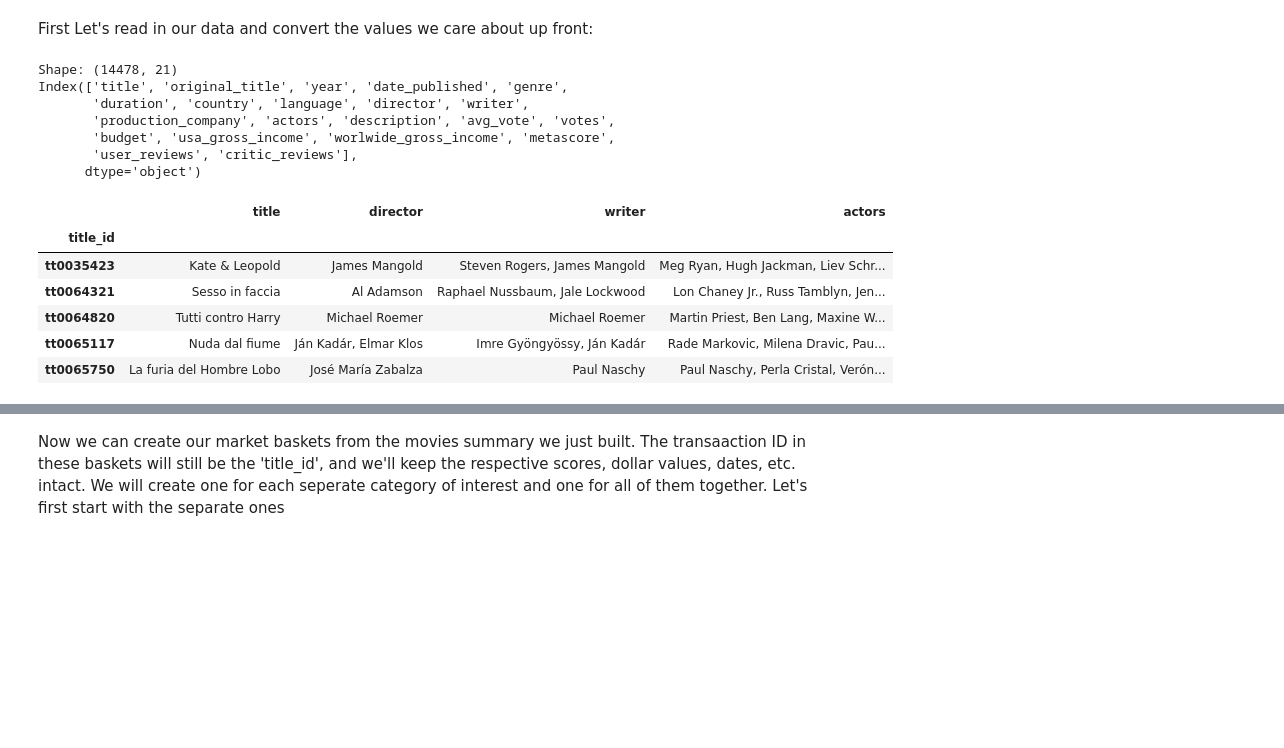
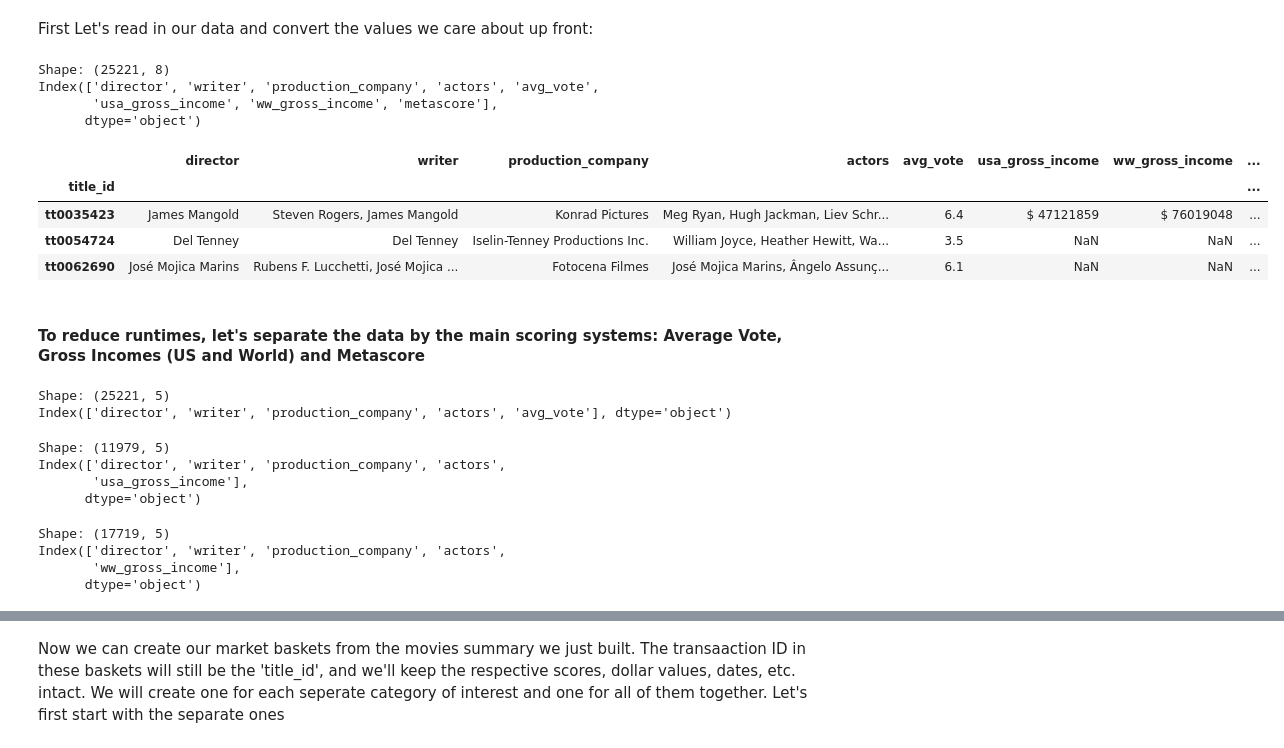
Before and after one commit to Joe-W-Conroy/Averagers-Ensemble-, a Jupyter notebook: Joe's Work/ScrapWork.ipynb, the cells around one changed output, grey strips where cells are left out. Cells and saved outputs as stored; diff of their text form; code cells hidden in the pictures; blank space fills up the shorter version.

```diff
--- a/Joe's Work/ScrapWork.ipynb
+++ b/Joe's Work/ScrapWork.ipynb
@@ -27,49 +29,76 @@ movies_df = pd.read_csv('IMDb movies.csv')
 
 # Rename Columns and convert data types where appropriate
 movies_df = movies_df.astype(
     {
      'duration' : 'float',
      'avg_vote' : 'float',
      'votes' : 'float',
 #      'budget' : 'float', # Need this to replace '$ \d+' with float(\d+)
 #      'usa_gross_income' : 'float', # Need this to replace '$ \d+' with float(\d+)
 #      'worlwide_gross_income' : 'float', # Need this to replace '$ \d+' with float(\d+)
      'metascore' : 'float',
      'reviews_from_users' : 'float',
-     'reviews_from_critics' : 'float',
+     'reviews_from_critics' : 'float'
     }).rename(columns=
     {'imdb_title_id' : 'title_id',
      'reviews_from_users' : 'user_reviews',
-     'reviews_from_critics' : 'critic_reviews'
+     'reviews_from_critics' : 'critic_reviews',
+     'worlwide_gross_income' : 'ww_gross_income'
     })
 
 movies_df = movies_df.set_index(movies_df['title_id']).rename(columns={'title_id' : 'REMOVE'}).drop(columns=['REMOVE'])
 
 # Found a bad row that didn't contain an int for a year (or a year formatted as such)
 movies_df = movies_df.drop(index=['tt8206668'], axis=1)
 movies_df = movies_df.astype({'year' : 'int'})
 
 # We also don't want any older films to keep the data relatively current
-movies_df = movies_df[movies_df['year'] > 1970]
+movies_df = movies_df[movies_df['year'] > 1969]
 
-# Make sure to remove all rows where our fields of interest are blank
-movies_df = movies_df.dropna(subset=['actors', 'director', 'writer', 'usa_gross_income'])
+# Only consider films with over 10000 votes
+movies_df = movies_df[movies_df['votes'] >= 1000]
+
+# Drop Columns that are not connected to the score or persons involved
+movies_df = movies_df.drop(columns=[
+    'original_title', 'year', 'title', 'genre',
+    'country', 'language', 'date_published', 'duration',
+    'description', 'budget', 'votes', 'user_reviews',
+    'critic_reviews'])
 
 # Now print a quick summary
 print(f'Shape: {movies_df.shape} \n{movies_df.columns}')
-movies_df[['title', 'director', 'writer', 'actors']].head()
+movies_df.head(3)
 # %% [output]
-Shape: (14478, 21)
-Index(['title', 'original_title', 'year', 'date_published', 'genre',
-       'duration', 'country', 'language', 'director', 'writer',
-       'production_company', 'actors', 'description', 'avg_vote', 'votes',
-       'budget', 'usa_gross_income', 'worlwide_gross_income', 'metascore',
-       'user_reviews', 'critic_reviews'],
+Shape: (25221, 8)
+Index(['director', 'writer', 'production_company', 'actors', 'avg_vote',
+       'usa_gross_income', 'ww_gross_income', 'metascore'],
       dtype='object')
-|  | title | director | writer | actors |
-| title_id |  |  |  |  |
-| tt0035423 | Kate & Leopold | James Mangold | Steven Rogers, James Mangold | Meg Ryan, Hugh Jackman, Liev Schr... |
-| tt0064321 | Sesso in faccia | Al Adamson | Raphael Nussbaum, Jale Lockwood | Lon Chaney Jr., Russ Tamblyn, Jen... |
-| tt0064820 | Tutti contro Harry | Michael Roemer | Michael Roemer | Martin Priest, Ben Lang, Maxine W... |
-| tt0065117 | Nuda dal fiume | Ján Kadár, Elmar Klos | Imre Gyöngyössy, Ján Kadár | Rade Markovic, Milena Dravic, Pau... |
-| tt0065750 | La furia del Hombre Lobo | José María Zabalza | Paul Naschy | Paul Naschy, Perla Cristal, Verón... |
+|  | director | writer | production_company | actors | avg_vote | usa_gross_income | ww_gross_income | ... |
+| title_id |  |  |  |  |  |  |  | ... |
+| tt0035423 | James Mangold | Steven Rogers, James Mangold | Konrad Pictures | Meg Ryan, Hugh Jackman, Liev Schr... | 6.4 | $ 47121859 | $ 76019048 | ... |
+| tt0054724 | Del Tenney | Del Tenney | Iselin-Tenney Productions Inc. | William Joyce, Heather Hewitt, Wa... | 3.5 | NaN | NaN | ... |
+| tt0062690 | José Mojica Marins | Rubens F. Lucchetti, José Mojica ... | Fotocena Filmes | José Mojica Marins, Ângelo Assunç... | 6.1 | NaN | NaN | ... |
+# %% [markdown]
+#### To reduce runtimes, let's separate the data by the main scoring systems: Average Vote, Gross Incomes (US and World) and Metascore
+# %%
+AvgScore_Based = movies_df.dropna(subset=['avg_vote']).drop(columns=['metascore', 'usa_gross_income', 'ww_gross_income'])
+print(f'Shape: {AvgScore_Based.shape} \n{AvgScore_Based.columns}')
+# %% [output]
+Shape: (25221, 5)
+Index(['director', 'writer', 'production_company', 'actors', 'avg_vote'], dtype='object')
+# %%
+US_Incomes_Based = movies_df.dropna(subset=['usa_gross_income']).drop(columns=['metascore', 'avg_vote', 'ww_gross_income'])
+print(f'Shape: {US_Incomes_Based.shape} \n{US_Incomes_Based.columns}')
+# %% [output]
+Shape: (11979, 5)
+Index(['director', 'writer', 'production_company', 'actors',
+       'usa_gross_income'],
+      dtype='object')
+# %%
+WW_Incomes_Based = movies_df.dropna(subset=['ww_gross_income']).drop(columns=['metascore', 'avg_vote', 'usa_gross_income'])
+print(f'Shape: {WW_Incomes_Based.shape} \n{WW_Incomes_Based.columns}')
+# %% [output]
+Shape: (17719, 5)
+Index(['director', 'writer', 'production_company', 'actors',
+       'ww_gross_income'],
+      dtype='object')
```
Also changed, not shown: parts of 24 cells of this notebook, 1 other file.
